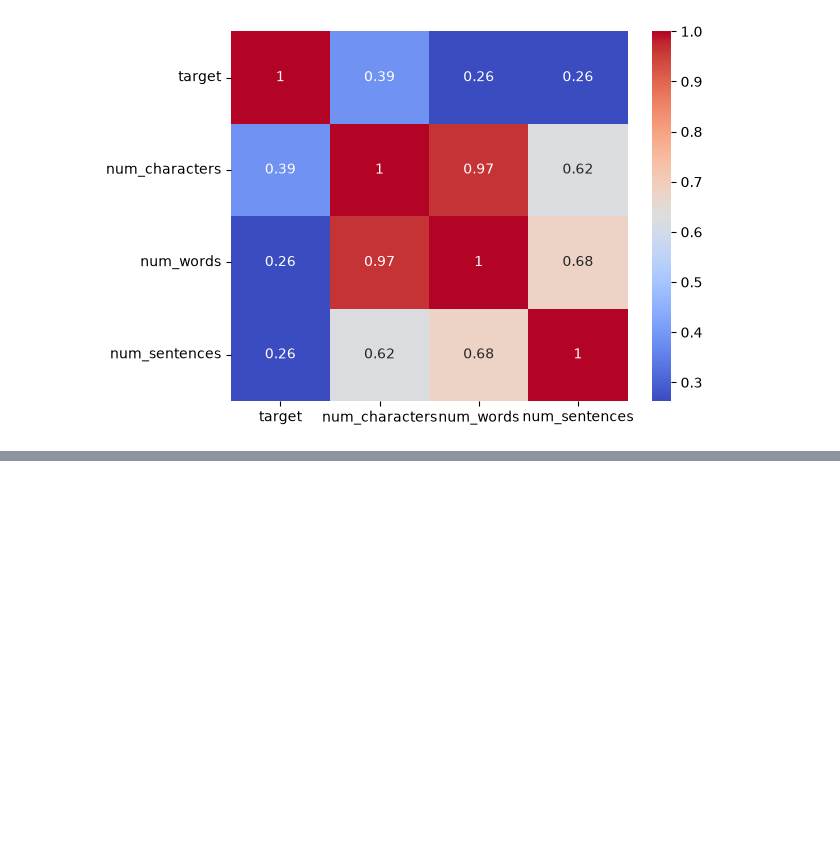
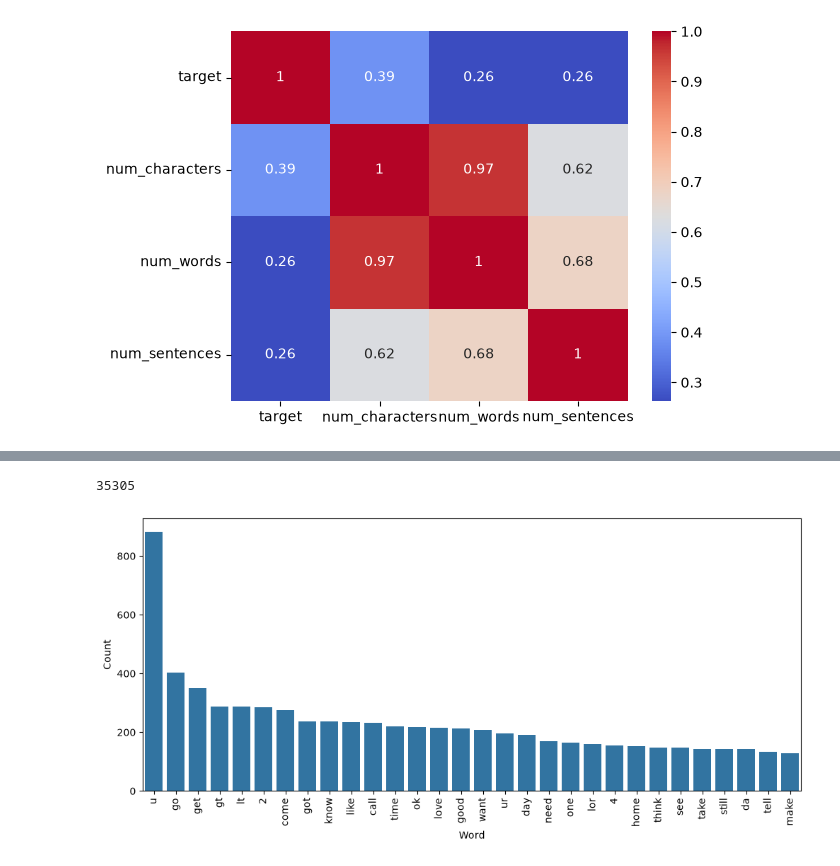
Before and after one commit to ksahu-298/Portfolio-Projects---Machine-Learning, a Jupyter notebook: 02_Classification/SMS Spam Classifier/model.ipynb, the cells around one changed output, grey strips where cells are left out. Cells and saved outputs as stored; diff of their text form; code cells hidden in the pictures; blank space fills up the shorter version.

```diff
--- a/02_Classification/SMS Spam Classifier/model.ipynb
+++ b/02_Classification/SMS Spam Classifier/model.ipynb
@@ -218,0 +327,25 @@ sns.heatmap(df.corr(numeric_only=True), annot=True, cmap="coolwarm")
+# %%
+# Top 30 words in ham messages
+ham_words = []
+for message in df[df['target'] == 0]['transformed_text'].tolist():
+    for word in message.split():
+        ham_words.append(word)
+
+len(ham_words)
+# %% [output]
+35305
+# %%
+from collections import Counter
+
+word_df = pd.DataFrame(
+    Counter(ham_words).most_common(30),
+    columns=["Word", "Count"]
+)
+
+plt.figure(figsize=(12,5))
+sns.barplot(data=word_df, x="Word", y="Count")
+
+plt.xticks(rotation=90)
+plt.show()
+# %% [output]
+[figure, added]
```
Also changed, not shown: parts of 9 cells of this notebook.
